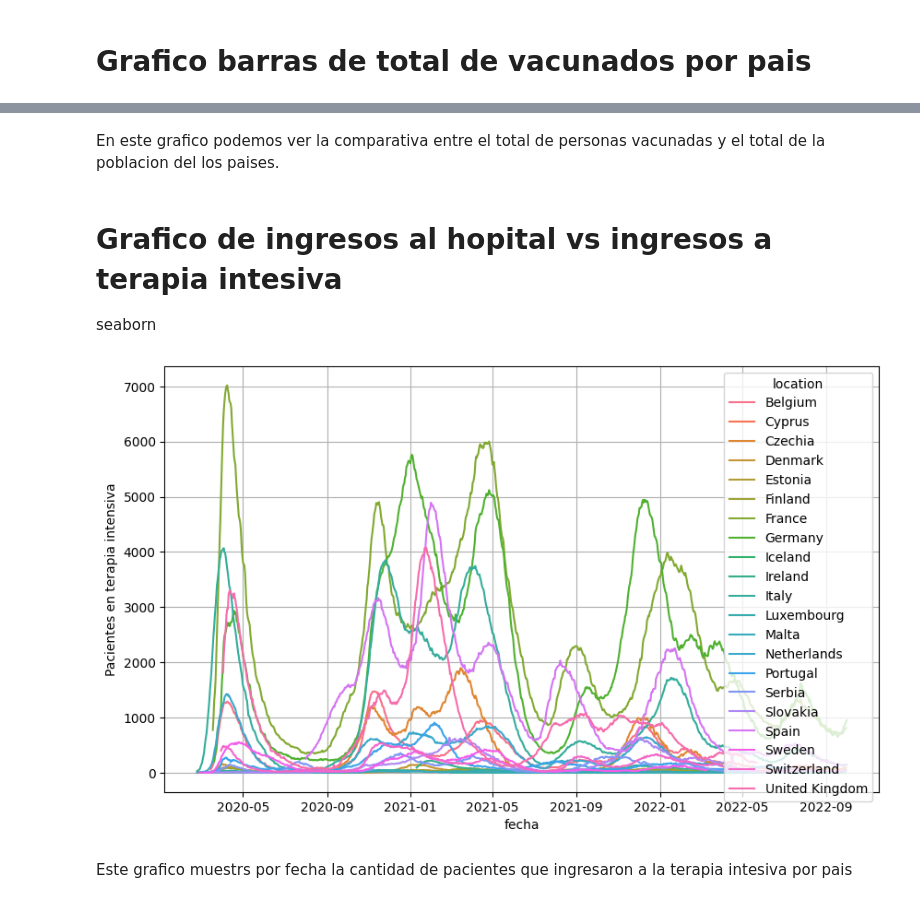
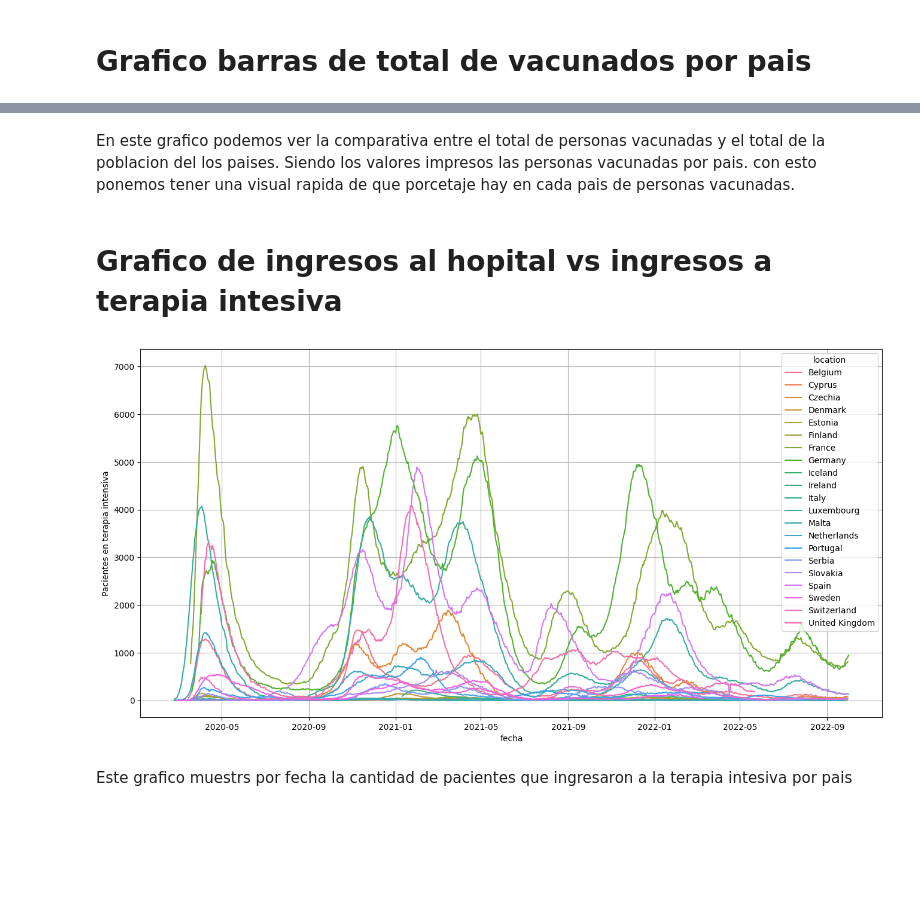
Before and after one commit to Ignacioramirez98/CursoDataScienceCoder, a Jupyter notebook: desafio_9/Data_StoryTelling_Ramirez.ipynb, the cells around one changed output, grey strips where cells are left out. Cells and saved outputs as stored; diff of their text form; code cells hidden in the pictures; blank space fills up the shorter version.

```diff
--- a/desafio_9/Data_StoryTelling_Ramirez.ipynb
+++ b/desafio_9/Data_StoryTelling_Ramirez.ipynb
@@ -255,26 +305,24 @@ plt.show()
 # %% [markdown]
-En este grafico podemos ver la comparativa entre el total de personas vacunadas y el total de la poblacion del los paises.
+En este grafico podemos ver la comparativa entre el total de personas vacunadas y el total de la poblacion del los paises. Siendo los valores impresos las personas vacunadas por pais. con esto ponemos tener una visual rapida de que porcetaje hay en cada pais de personas vacunadas.
 # %% [markdown]
 # Grafico de ingresos al hopital vs ingresos a terapia intesiva
-
-seaborn
 # %%
 df3 = copy_df.dropna(subset=["icu_patients"])
 #df4 = copy_df.dropna(subset=["hosp_patients"])
 
-plt.figure(figsize=(10,6))
+plt.figure(figsize=(16,8))
 
 
 #sns.lineplot(x=df4['date'], y='hosp_patients', data=df4,hue='location')
 sns.lineplot(x=df3['date'], y='icu_patients', data=df3, hue='location')
 plt.grid()
 plt.xlabel('fecha')
 plt.ylabel('Pacientes en terapia intensiva')
 plt.title('')
 plt.show()
 #df3
 # %% [output]
-[figure, old version]
+[figure, new version]
 # %% [markdown]
 Este grafico muestrs por fecha la cantidad de pacientes que ingresaron a la terapia intesiva por pais
 # %%
```
Also changed, not shown: parts of 6 cells of this notebook.
